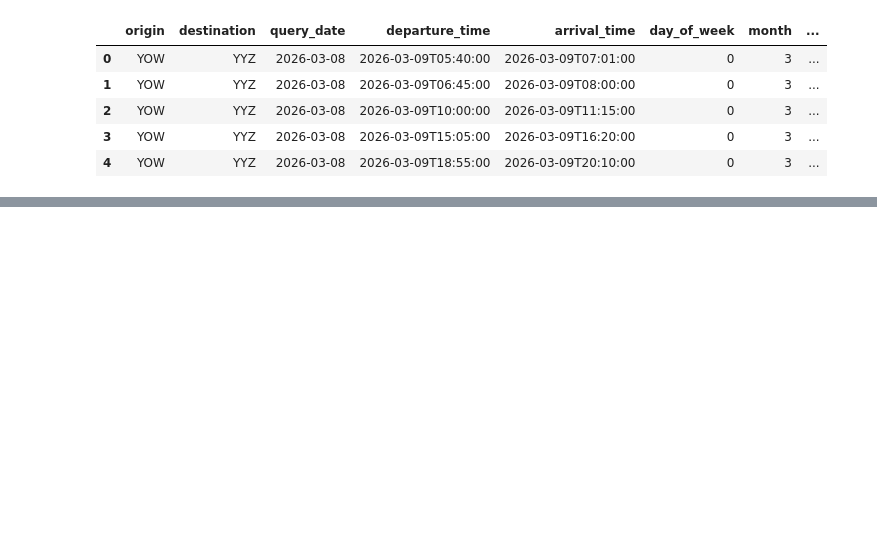
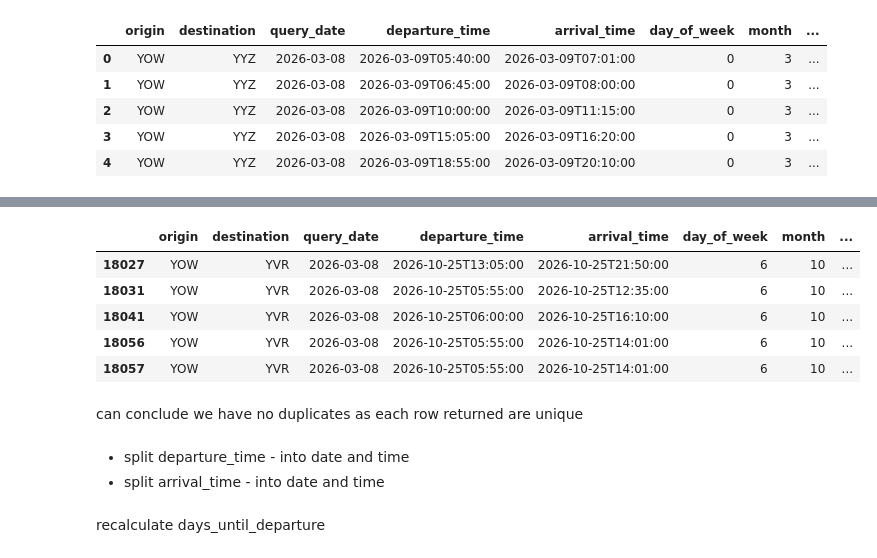
Before and after one commit to sheenamrv/flight-price-prediction-web-app, a Jupyter notebook: data cleaning and eda/data cleaning.ipynb, the cells around one changed output, grey strips where cells are left out. Saved outputs shown, nothing was run; the diff lists cells and outputs as text; code cells hidden in the pictures; blank space fills up the shorter version.

```diff
--- a/data cleaning and eda/data cleaning.ipynb
+++ b/data cleaning and eda/data cleaning.ipynb
@@ -24,0 +70,12 @@ df.head()
+# %%
+# investigate duplicates
+df[df.duplicated()].head()
+# %% [output]
+|  | origin | destination | query_date | departure_time | arrival_time | day_of_week | month | ... |
+| 18027 | YOW | YVR | 2026-03-08 | 2026-10-25T13:05:00 | 2026-10-25T21:50:00 | 6 | 10 | ... |
+| 18031 | YOW | YVR | 2026-03-08 | 2026-10-25T05:55:00 | 2026-10-25T12:35:00 | 6 | 10 | ... |
+| 18041 | YOW | YVR | 2026-03-08 | 2026-10-25T06:00:00 | 2026-10-25T16:10:00 | 6 | 10 | ... |
+| 18056 | YOW | YVR | 2026-03-08 | 2026-10-25T05:55:00 | 2026-10-25T14:01:00 | 6 | 10 | ... |
+| 18057 | YOW | YVR | 2026-03-08 | 2026-10-25T05:55:00 | 2026-10-25T14:01:00 | 6 | 10 | ... |
+# %% [markdown]
+can conclude we have no duplicates as each row returned are unique
@@ -24,0 +85,3 @@ df.head()
+# %% [markdown]
+- split departure_time - into date and time
+- split arrival_time - into date and time
@@ -24,0 +96,2 @@ df.head()
+# %% [markdown]
+recalculate days_until_departure
```
Also changed, not shown: parts of 19 cells of this notebook, 3 other files.
